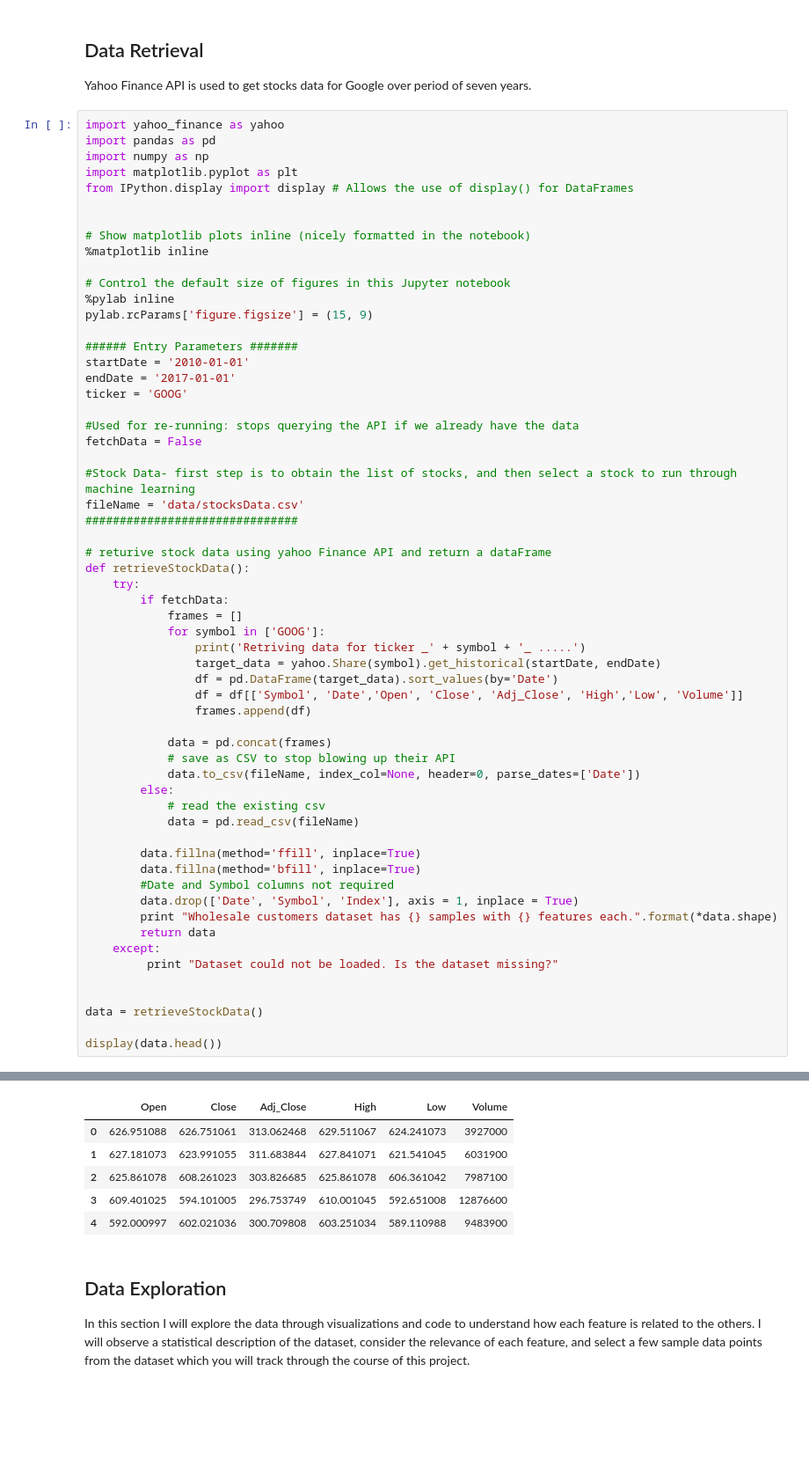
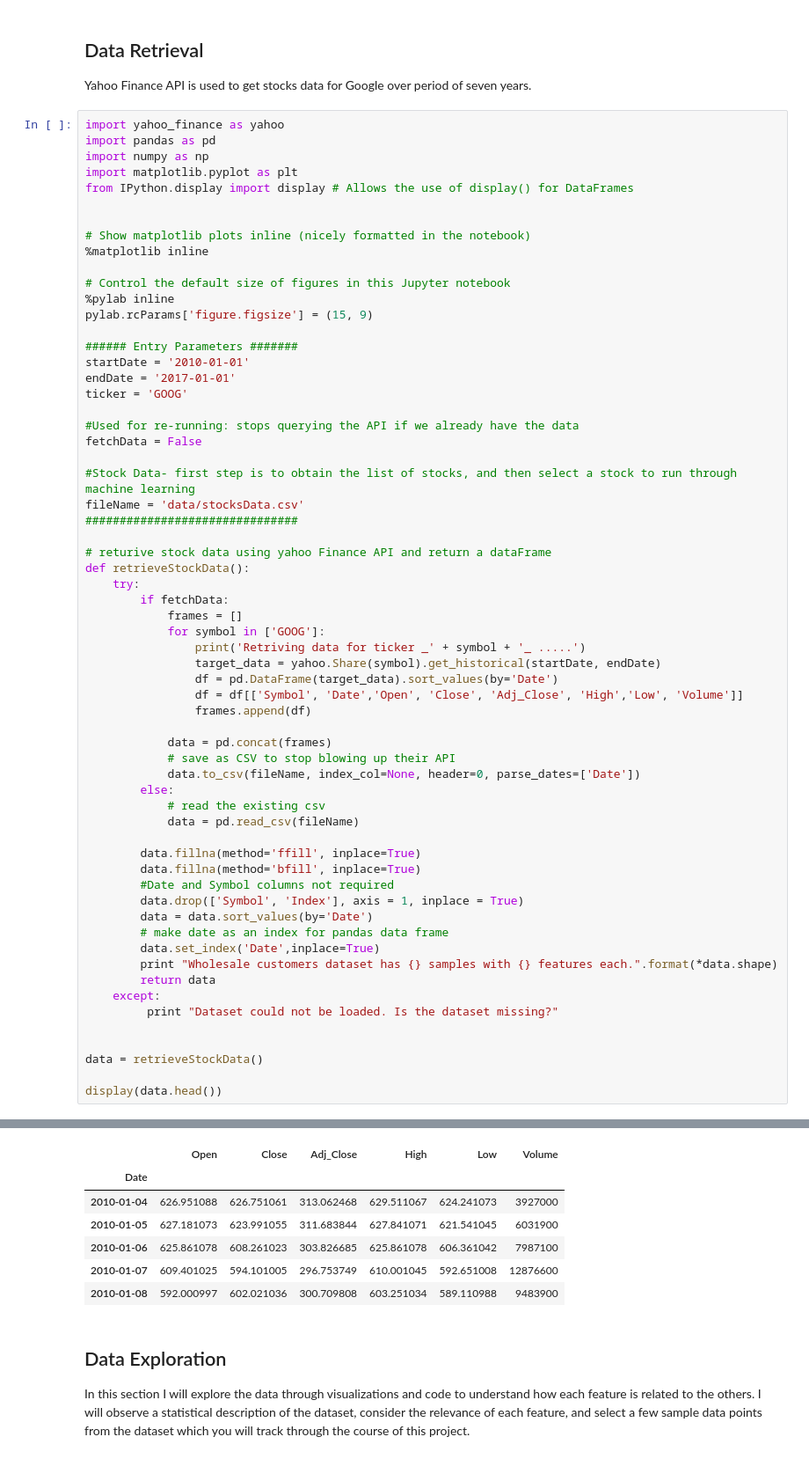
Before and after one commit to Nazanin1369/stockPredictor, a Jupyter notebook: DataRetrieval.ipynb, the cells around one changed output, grey strips where cells are left out. Shown at 88% size. Drawn from its saved outputs; the diff is of its cells as text; blank space fills up the shorter version.

```diff
--- a/DataRetrieval.ipynb
+++ b/DataRetrieval.ipynb
@@ -37,39 +37,43 @@ def retrieveStockData():
             for symbol in ['GOOG']:
                 print('Retriving data for ticker _' + symbol + '_ .....')
                 target_data = yahoo.Share(symbol).get_historical(startDate, endDate)
                 df = pd.DataFrame(target_data).sort_values(by='Date')
                 df = df[['Symbol', 'Date','Open', 'Close', 'Adj_Close', 'High','Low', 'Volume']]
                 frames.append(df)
 
             data = pd.concat(frames)
             # save as CSV to stop blowing up their API
             data.to_csv(fileName, index_col=None, header=0, parse_dates=['Date'])
         else:
             # read the existing csv
             data = pd.read_csv(fileName)
 
         data.fillna(method='ffill', inplace=True)
         data.fillna(method='bfill', inplace=True)
         #Date and Symbol columns not required
-        data.drop(['Date', 'Symbol', 'Index'], axis = 1, inplace = True)
+        data.drop(['Symbol', 'Index'], axis = 1, inplace = True)
+        data = data.sort_values(by='Date')
+        # make date as an index for pandas data frame
+        data.set_index('Date',inplace=True)
         print "Wholesale customers dataset has {} samples with {} features each.".format(*data.shape)
         return data
     except:
          print "Dataset could not be loaded. Is the dataset missing?"
 
 
 data = retrieveStockData()
 
 display(data.head())
 # %% [output]
 Populating the interactive namespace from numpy and matplotlib
 Wholesale customers dataset has 1762 samples with 6 features each.
 |  | Open | Close | Adj_Close | High | Low | Volume |
-| 0 | 626.951088 | 626.751061 | 313.062468 | 629.511067 | 624.241073 | 3927000 |
-| 1 | 627.181073 | 623.991055 | 311.683844 | 627.841071 | 621.541045 | 6031900 |
-| 2 | 625.861078 | 608.261023 | 303.826685 | 625.861078 | 606.361042 | 7987100 |
-| 3 | 609.401025 | 594.101005 | 296.753749 | 610.001045 | 592.651008 | 12876600 |
-| 4 | 592.000997 | 602.021036 | 300.709808 | 603.251034 | 589.110988 | 9483900 |
+| Date |  |  |  |  |  |  |
+| 2010-01-04 | 626.951088 | 626.751061 | 313.062468 | 629.511067 | 624.241073 | 3927000 |
+| 2010-01-05 | 627.181073 | 623.991055 | 311.683844 | 627.841071 | 621.541045 | 6031900 |
+| 2010-01-06 | 625.861078 | 608.261023 | 303.826685 | 625.861078 | 606.361042 | 7987100 |
+| 2010-01-07 | 609.401025 | 594.101005 | 296.753749 | 610.001045 | 592.651008 | 12876600 |
+| 2010-01-08 | 592.000997 | 602.021036 | 300.709808 | 603.251034 | 589.110988 | 9483900 |
 # %% [markdown]
 ## Data Exploration
 In this section I will explore the data through visualizations and code to understand how each feature is related to the others. I will observe a statistical description of the dataset, consider the relevance of each feature, and select a few sample data points from the dataset which you will track through the course of this project.
```
Also changed, not shown: parts of 4 cells of this notebook.
